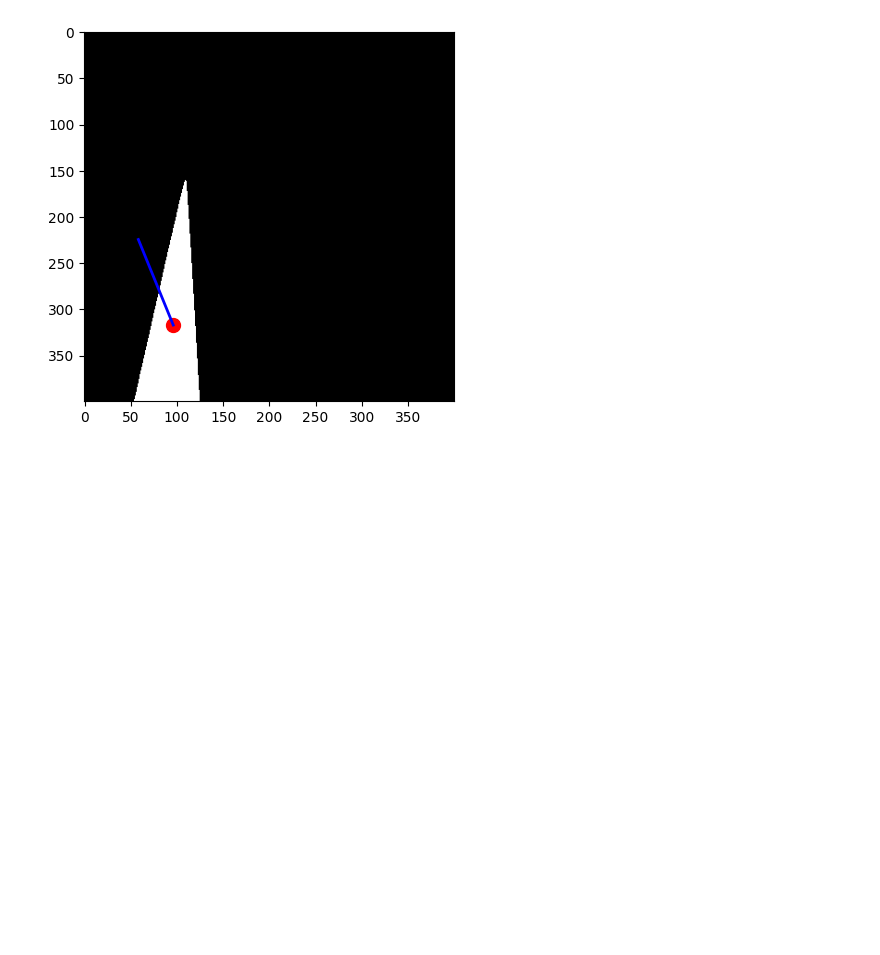
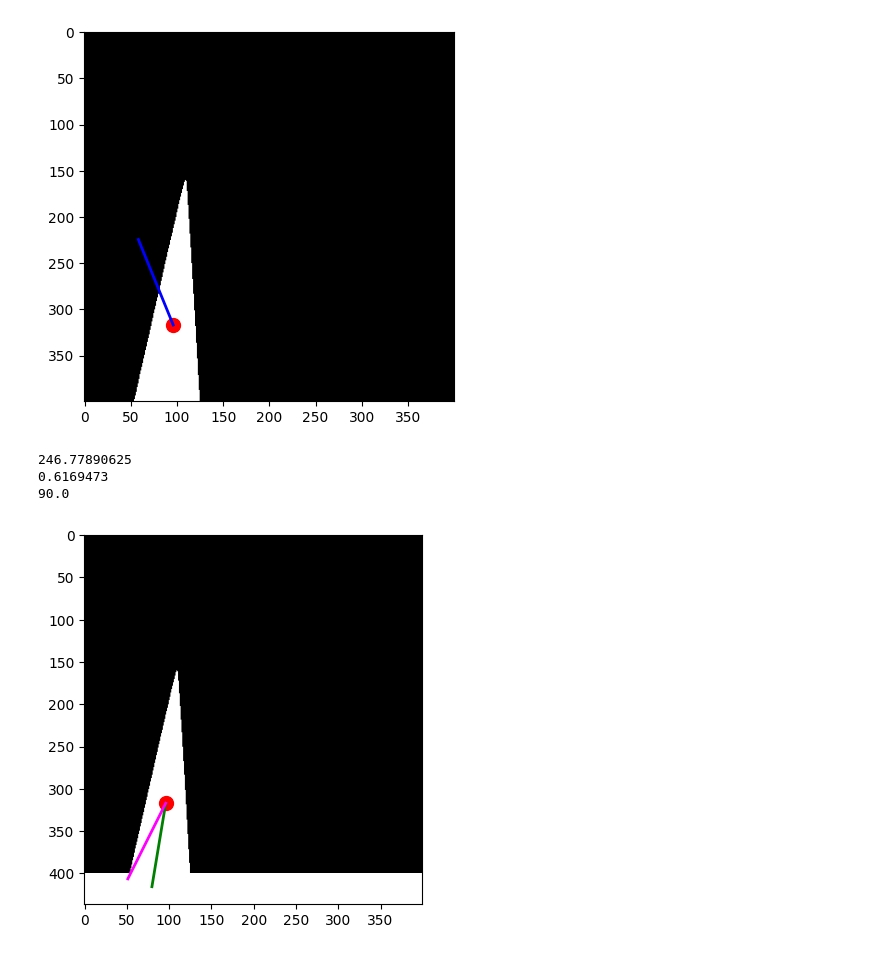
Before and after one commit to ohernpaul/LineFollower_Sim2Real, a Jupyter notebook: src/linepreprocessor/linepreprocessor/test_segmentation.ipynb, the cells around one changed output. Drawn from its saved outputs; the diff is of its cells as text; code cells hidden in the pictures; blank space fills up the shorter version.

Commit message:
experimentation with sobel filter gradients for edge direction calculation

```diff
--- a/src/linepreprocessor/linepreprocessor/test_segmentation.ipynb
+++ b/src/linepreprocessor/linepreprocessor/test_segmentation.ipynb
@@ -173,3 +173,41 @@ ax.plot([centerX, end_x], [centerY, end_y], color='blue', linewidth=2)
 plt.show()
 # %% [output]
 [figure]
+# %%
+
+mat = processedImage.astype('uint8')
+dx = cv2.Sobel(mat, cv2.CV_16S, 1, 0)
+dy = cv2.Sobel(mat, cv2.CV_16S, 0, 1)
+avg_dx = dx.mean()
+avg_dy = dy.mean()
+
+dir = np.degrees(np.arctan2(dy, dx))
+dir = (dir + 360) % 360
+
+avg_dir = np.degrees(np.arctan2(avg_dy,avg_dx))
+avg_dir = (avg_dir + 360) % 360
+print(np.sum(dir)/len(dir))
+print(np.mean(dir))
+print(avg_dir)
+# %% [output]
+246.77890625
+0.6169473
+90.0
+# %%
+length = 100
+end_x_full_avg = centerX + length * math.cos(np.sum(dir)/len(dir))
+end_y_full_avg = centerY + length * math.sin(np.sum(dir)/len(dir))
+
+end_x_full_grad_avg = centerX + length * math.cos(avg_dir)
+end_y_full_grad_avg = centerY + length * math.sin(avg_dir)
+
+
+
+fig, ax = plt.subplots()
+ax.imshow(processedImage, cmap = plt.cm.gray)
+ax.plot(centerX, centerY, marker='o', color='red', markersize=10)
+ax.plot([centerX, end_x_full_avg], [centerY, end_y_full_avg], color='green', linewidth=2)
+ax.plot([centerX, end_x_full_grad_avg], [centerY, end_y_full_grad_avg], color='magenta', linewidth=2)
+plt.show()
+# %% [output]
+[figure, added]
```
